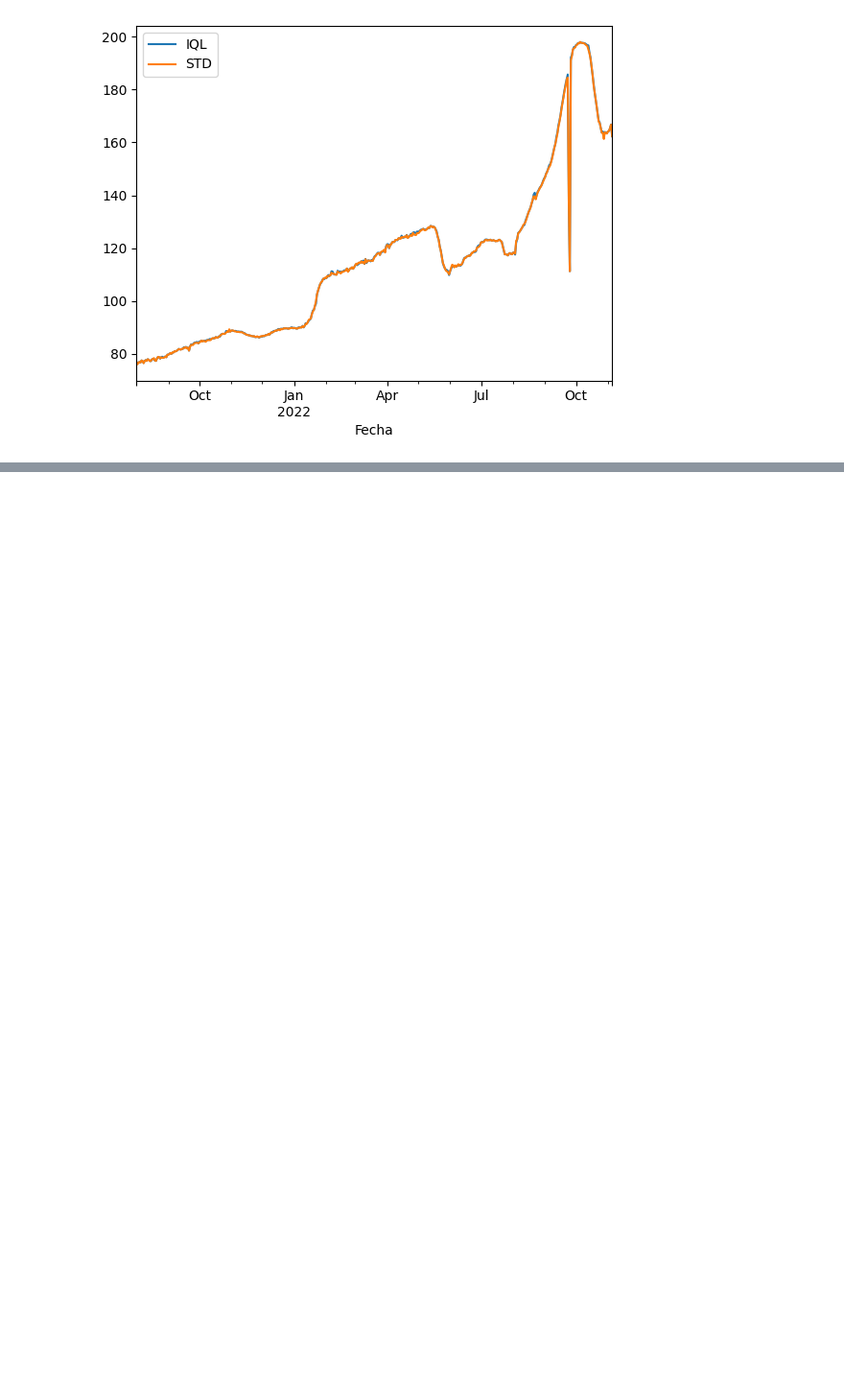
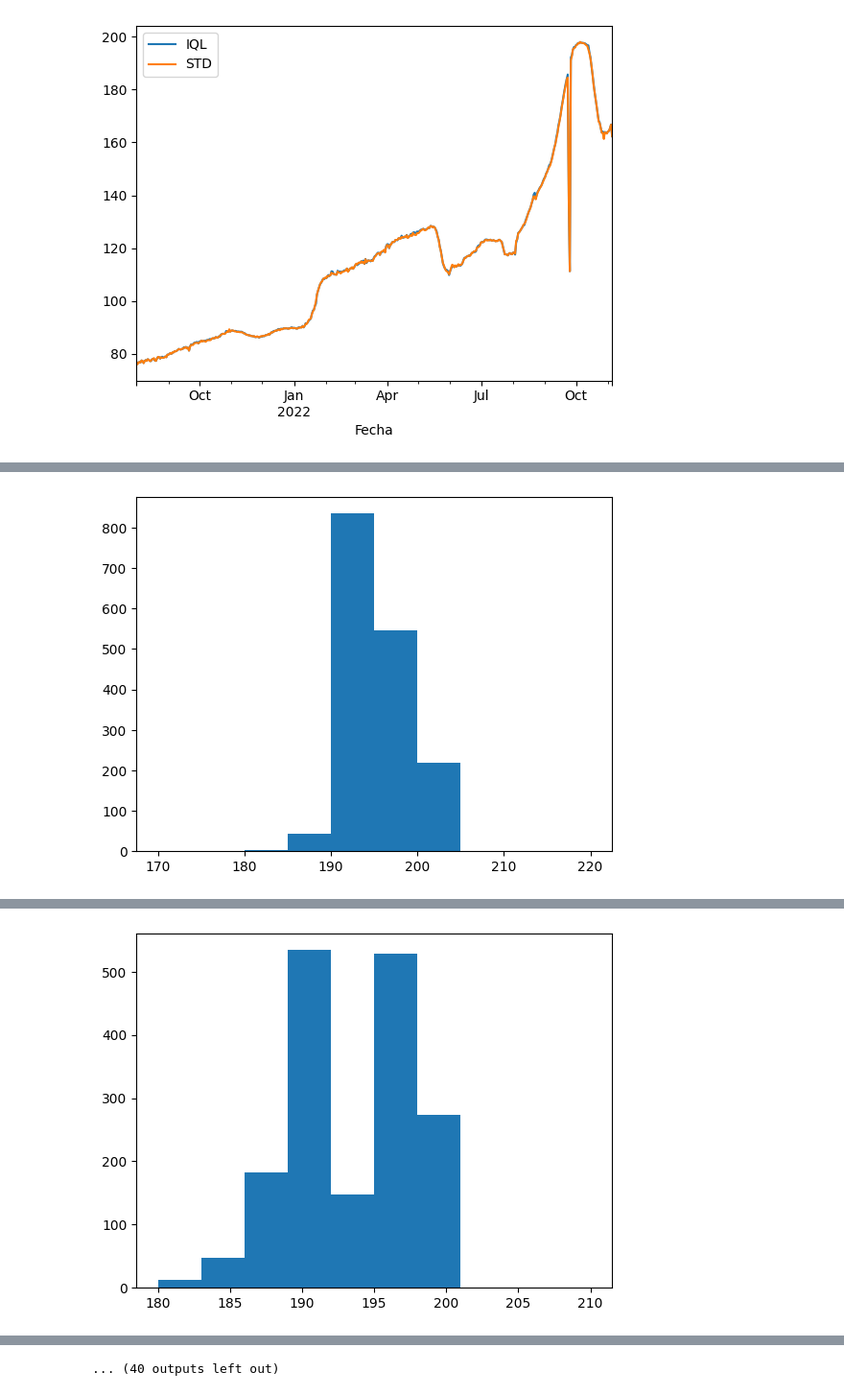
Before and after one commit to Datalis/tasa-jupyter, a Jupyter notebook: anomaly_detection.ipynb, the cells around one changed output, grey strips where cells are left out. Shown at 96% size. Saved outputs shown, nothing was run; the diff lists cells and outputs as text; code cells hidden in the pictures; blank space fills up the shorter version.

```diff
--- a/anomaly_detection.ipynb
+++ b/anomaly_detection.ipynb
@@ -151,0 +161,22 @@ plt.legend()
+# %%
+from scipy.stats import shapiro
+i = 1500
+def detecting_normality(ti):
+    if ti.values.shape[0] < 10:
+        return np.NaN
+
+    lower_iqd, upper_iqd = get_lower_upper_bond_std(ti.values)
+
+    new_ti = ti[(ti>=lower_iqd) & (ti<=upper_iqd)]
+
+    if new_ti.shape[0] >= i:
+        print(ti)
+        plt.hist(new_ti)
+        print(new_ti.shape)
+        plt.show()
+
+    return shapiro(new_ti).pvalue
+
+
+pvalue = df.groupby('Moneda').resample('d').agg({'Oferta':detecting_normality})
+# %% [output]
@@ -151,0 +197 @@ plt.legend()
+[figure, added]
@@ -151,0 +212 @@ plt.legend()
+[figure, added]
@@ -151,0 +273 @@ plt.legend()
+... (40 outputs left out)
```
Also changed, not shown: parts of 3 cells of this notebook.
